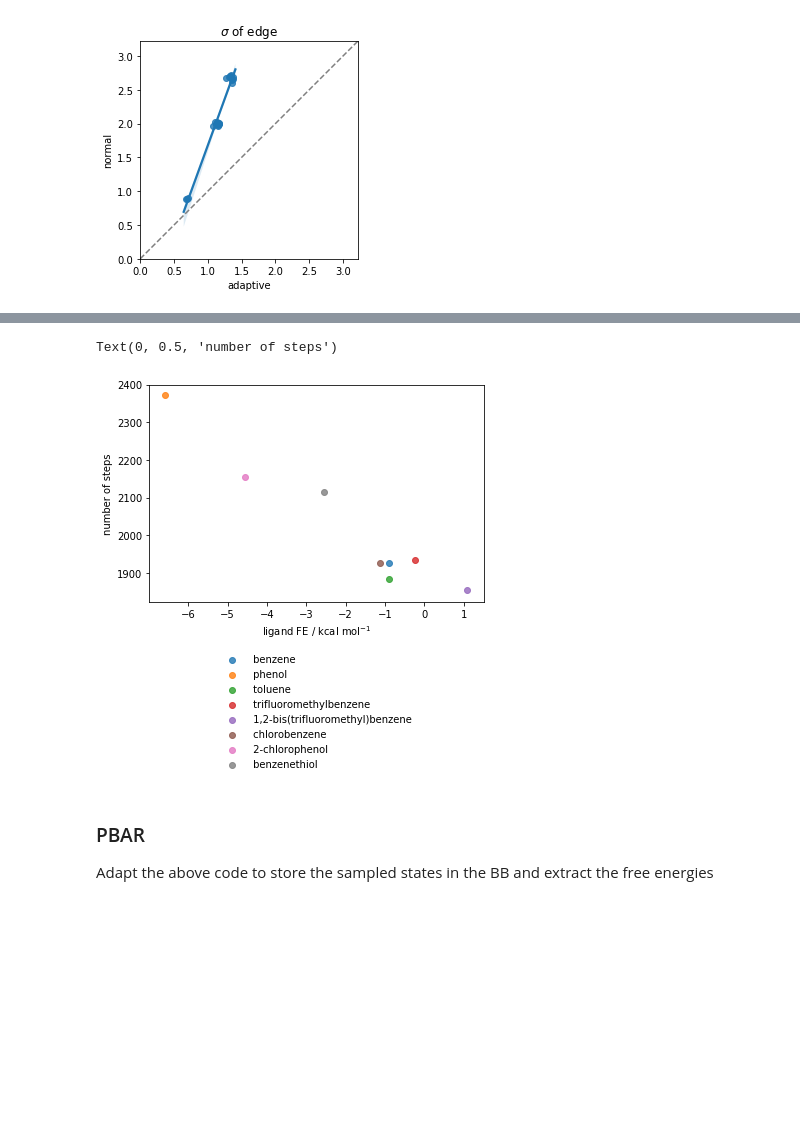
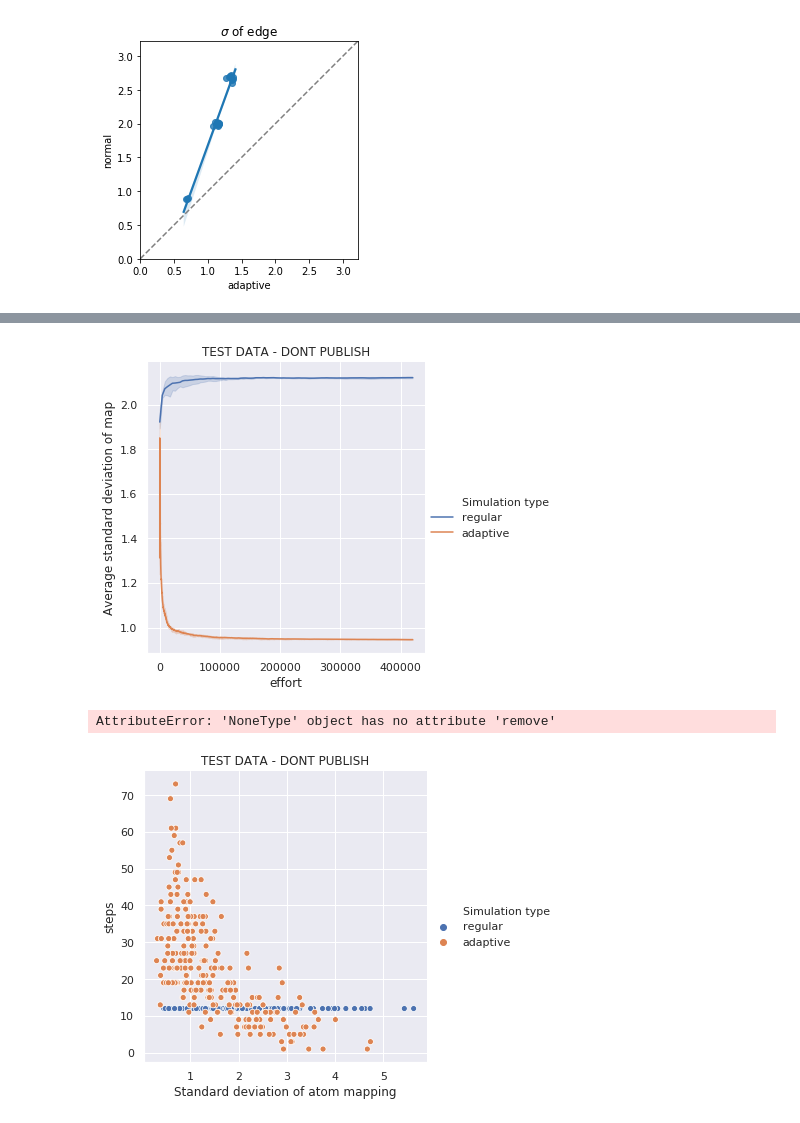
Before and after one commit to hannahbrucemacdonald/drugbandit, a Jupyter notebook: examples/adaptive/adaptive_sampling.ipynb, the cells around one changed output, grey strips where cells are left out. Saved outputs shown, nothing was run; the diff lists cells and outputs as text; code cells hidden in the pictures; blank space fills up the shorter version.

```diff
--- a/examples/adaptive/adaptive_sampling.ipynb
+++ b/examples/adaptive/adaptive_sampling.ipynb
@@ -183 +186,5 @@ Prioritizing sampling of ligands with highest affinity.
+# %%
+all_errors = pd.DataFrame(columns=['effort','Simulation type','map error / kcal mol$^{-1}$'])
+all_bandits = pd.DataFrame(columns=['name','Simulation type','mu','error','steps'])
+all_nodes = pd.DataFrame(columns=['name','exp','Simulation type','sim','steps'])
 # %%
@@ -216,0 +216,10 @@ boltzmann_temp = 1. # larger value = more random
+# %%
+#########################
+# simulation parameters #
+#########################
+steps_per_edge = 10 # think this should be half of the samples available
+print_freq = 1
+boltzmann_temp = 1. # larger value = more random
+repeats = 3
+baseline_ligand = 0
+#TODO repeats = 10, with different benchmark ligand each time...
@@ -282,28 +346,15 @@ mean 0.49067599067599066
-# %%
-ligand_sampling = [0. for _ in ligands]
-for edge in edges:
-    edge_steps = np.sum([x.nsteps for x in edge.bandits])
-    ligand_sampling[edge.indexes[0]] += edge_steps
-    ligand_sampling[edge.indexes[1]] += edge_steps
-
-ligand_fes = [ligand.fe for ligand in ligands]
-
-
-labels = [ligand.name for ligand in ligands]
-
-for i,ligand in enumerate(ligands):
-    plt.scatter(ligand.fe, ligand_sampling[i],label=ligand.name,
-               alpha=0.8)
-
-legend = plt.legend(loc=9, bbox_to_anchor=(0.5, -0.2))
-frame = legend.get_frame()
-frame.set_color('white')
-plt.xlabel('ligand FE / kcal mol$^{-1}$')
-plt.ylabel('number of steps')
-# %% [output]
-Text(0, 0.5, 'number of steps')
-[figure, removed]
-# %% [markdown]
-### PBAR
-
-Adapt the above code to store the sampled states in the BB and extract the free energies
+# %%
+sns.set(style="darkgrid")
+sns.relplot(x='effort',y='map error', kind='line', data = all_errors,hue='Simulation type')
+plt.ylabel('Average standard deviation of map')
+plt.title('TEST DATA - DONT PUBLISH')
+# %% [output]
+[figure, added]
+# %%
+# print(all_bandits)
+sns.relplot(x='error',y='steps',hue='Simulation type',data=all_bandits)
+plt.xlabel('Standard deviation of atom mapping')
+plt.title('TEST DATA - DONT PUBLISH')
+# %% [output]
+AttributeError: 'NoneType' object has no attribute 'remove'
+[figure, added]
```
Also changed, not shown: parts of 10 cells of this notebook, 1 other file.
